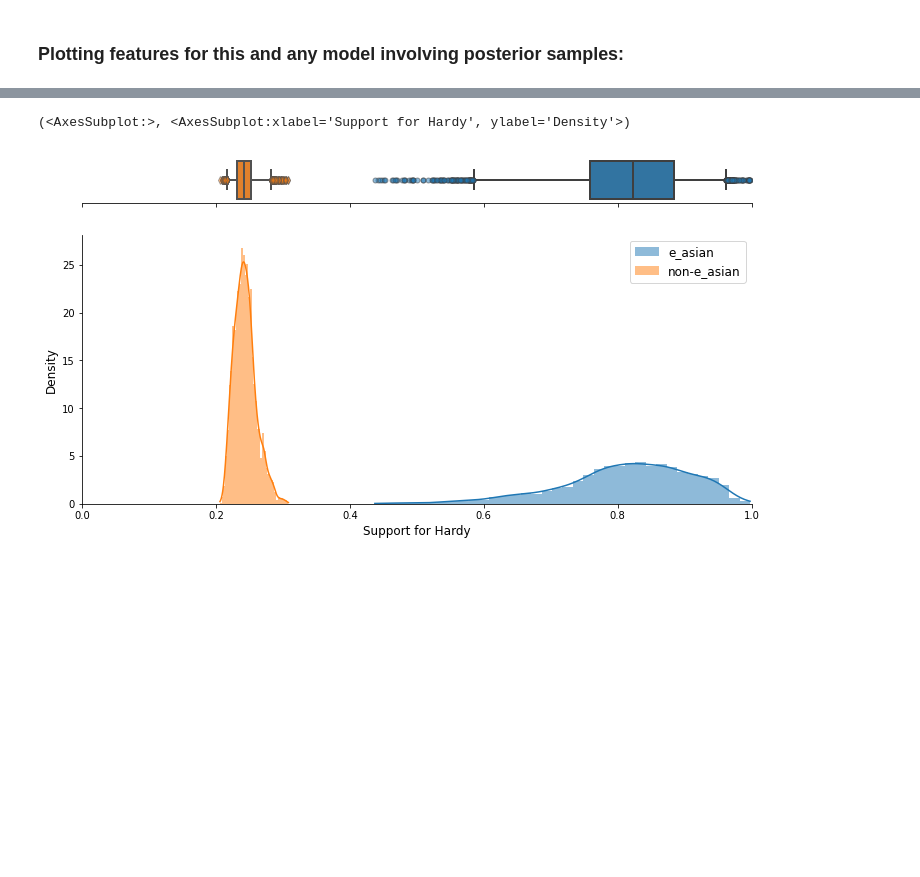
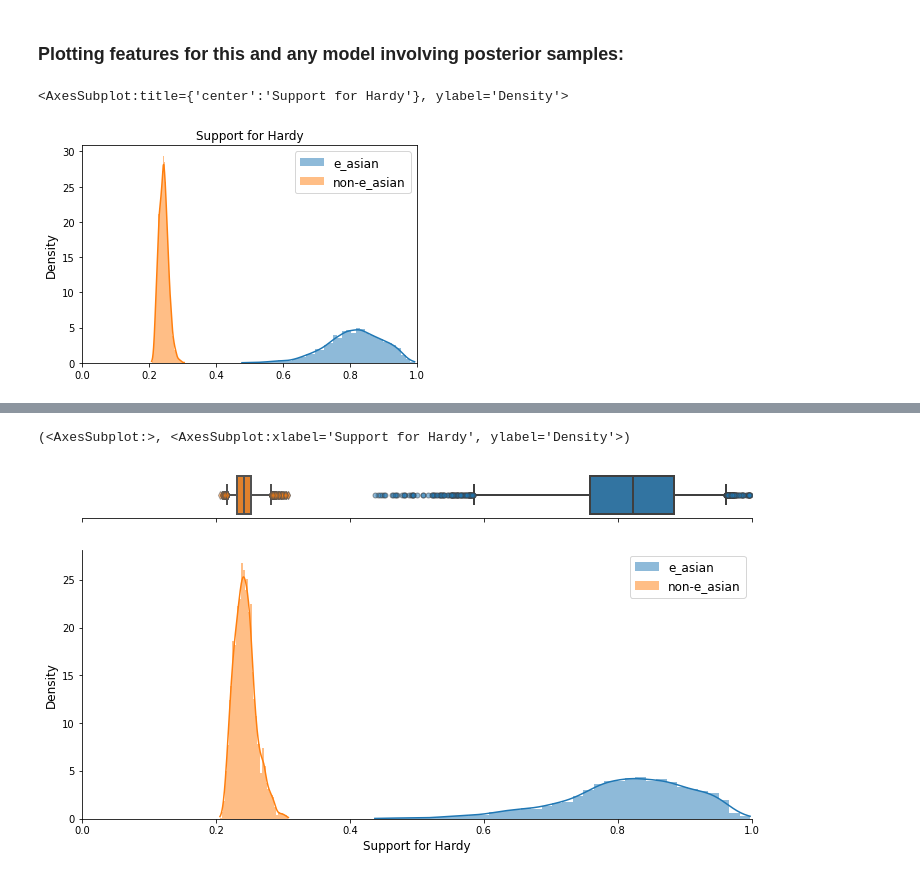
Before and after one commit to mggg/ecological-inference, a Jupyter notebook: pyei/examples/santa_clara_demo.ipynb, the cells around one changed output, grey strips where cells are left out. Saved outputs shown, nothing was run; the diff lists cells and outputs as text; code cells hidden in the pictures; blank space fills up the shorter version.

```diff
--- a/pyei/examples/santa_clara_demo.ipynb
+++ b/pyei/examples/santa_clara_demo.ipynb
@@ -81,2 +121,7 @@ Model: king99_pareto_modification
 # %% [markdown]
 ### Plotting features for this and any model involving posterior samples:
+# %%
+ei.plot_kde()
+# %% [output]
+<AxesSubplot:title={'center':'Support for Hardy'}, ylabel='Density'>
+[figure, added]
```
Also changed, not shown: parts of 12 cells of this notebook, 4 other files.
